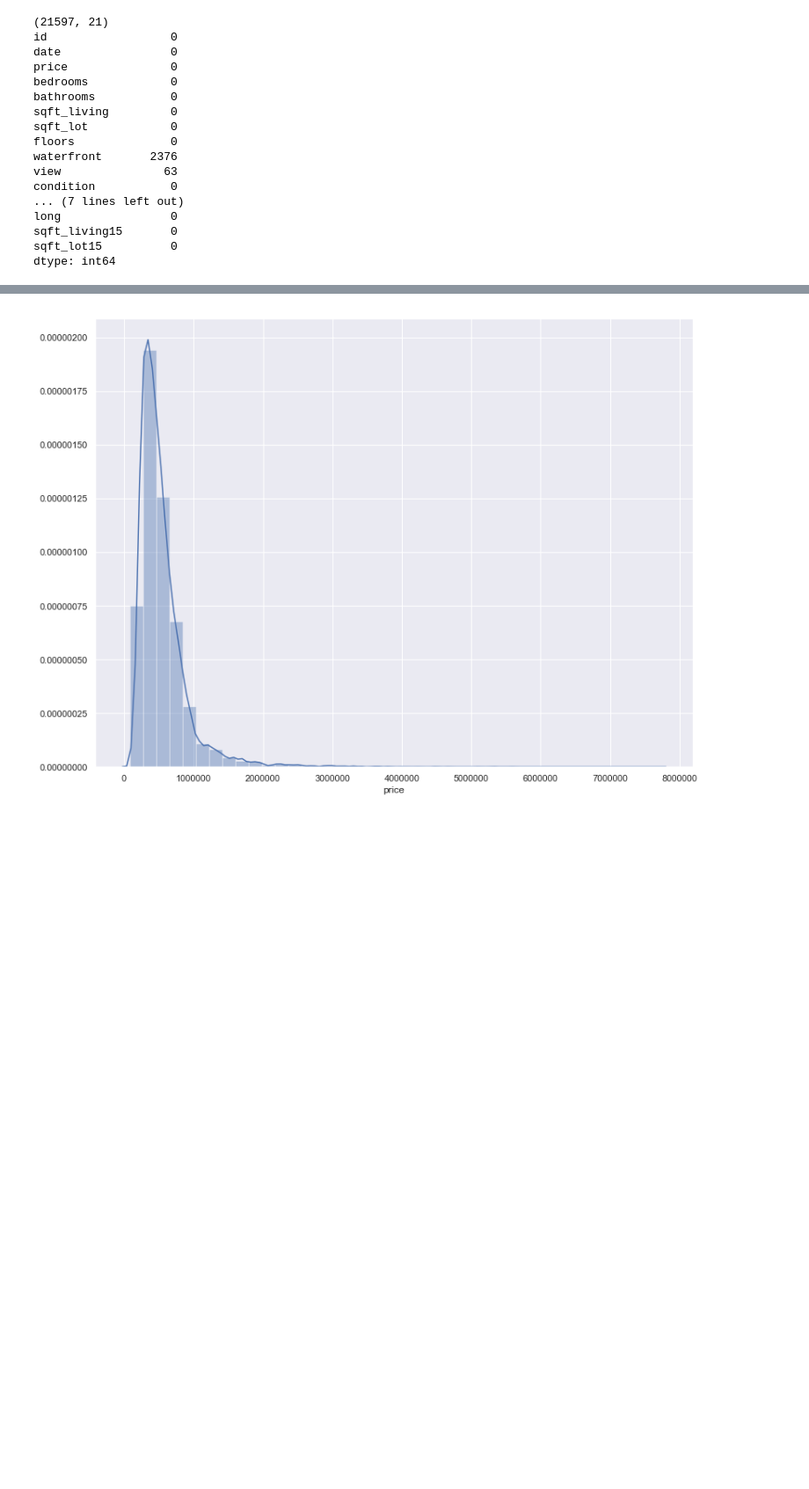
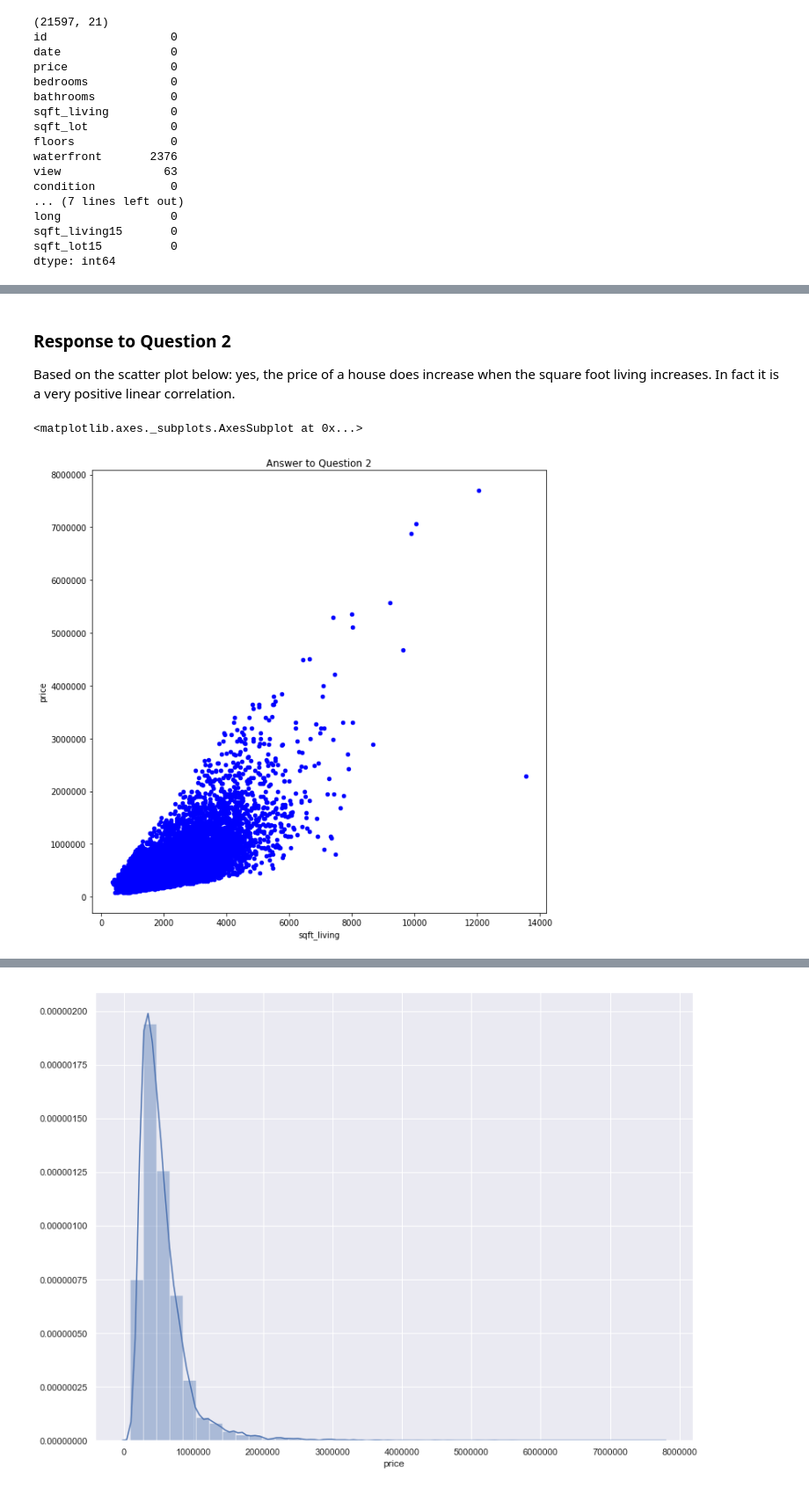
Before and after one commit to AnnikaNoren/Kings-County-House-Prices-Project, a Jupyter notebook: student.ipynb, the cells around one changed output, grey strips where cells are left out. Shown at 88% size. Cells and saved outputs as stored; diff of their text form; code cells hidden in the pictures; blank space fills up the shorter version.

```diff
--- a/student.ipynb
+++ b/student.ipynb
@@ -116,0 +159,8 @@ df.hist(ax = ax);
+# %% [markdown]
+### Response to Question 2
+Based on the scatter plot below: yes, the price of a house does increase when the square foot living increases. In fact it is a very positive linear correlation.
+# %%
+df.plot.scatter(x='sqft_living', y='price', c='blue', figsize=(10,10), title="Answer to Question 2")
+# %% [output]
+<matplotlib.axes._subplots.AxesSubplot at 0x...>
+[figure, added]
```
Also changed, not shown: parts of 165 cells of this notebook, 2 other files.
